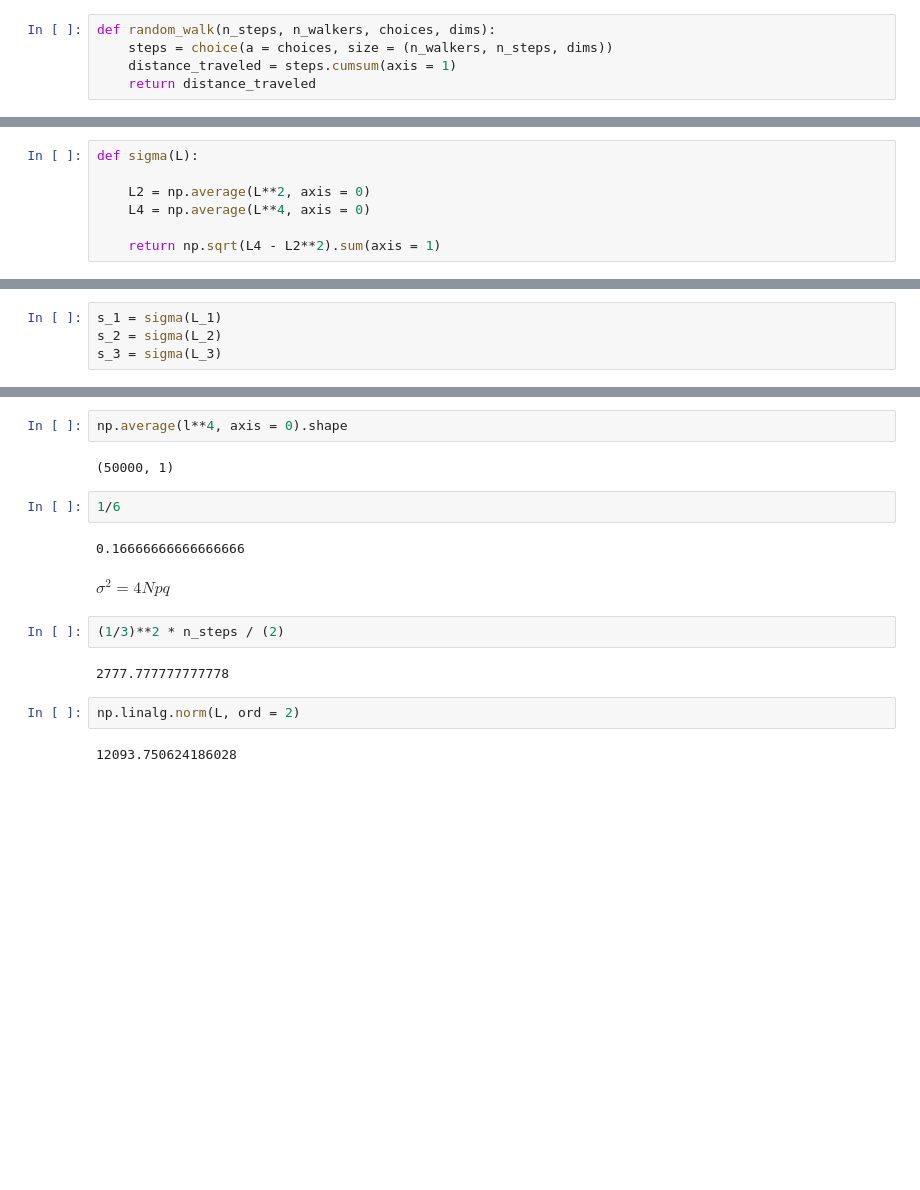
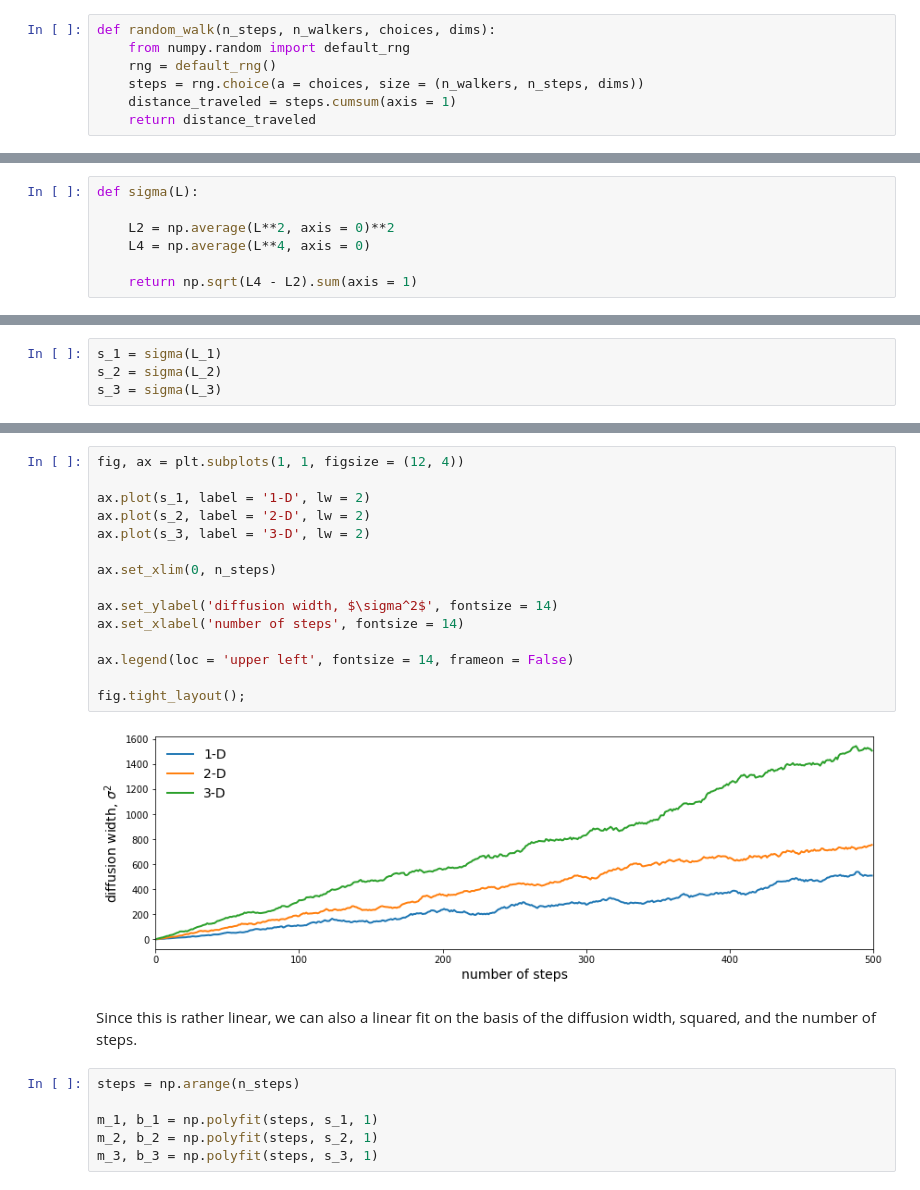
Before and after one commit to ubsuny/tensorflow-probability-k-z-m-r, a Jupyter notebook: Problem1.ipynb, the cells around one changed output, grey strips where cells are left out. Saved outputs shown, nothing was run; the diff lists cells and outputs as text; blank space fills up the shorter version.

Commit message:
done in numpy
Right now it's in numpy.  Now, to convert to tensorflow.  Fun!

```diff
--- a/Problem1.ipynb
+++ b/Problem1.ipynb
@@ -65,7 +65,9 @@ This is effectively a [Markov Chain Monte Carlo](https://www.cs.cornell.edu/selm
 Note that this can easily be generalized to higher dimensions, which we can do as a function.  However, instead of viewing each individual walk, we'll only look at the average from this point forward:
 # %%
 def random_walk(n_steps, n_walkers, choices, dims):
-    steps = choice(a = choices, size = (n_walkers, n_steps, dims))
+    from numpy.random import default_rng
+    rng = default_rng()
+    steps = rng.choice(a = choices, size = (n_walkers, n_steps, dims))
     distance_traveled = steps.cumsum(axis = 1)
     return distance_traveled
 # %% [markdown]
@@ -144,10 +146,10 @@ from the course notes.  Applying this to all dimensions, first looking at $\sigm
 # %%
 def sigma(L):
 
-    L2 = np.average(L**2, axis = 0)
+    L2 = np.average(L**2, axis = 0)**2
     L4 = np.average(L**4, axis = 0)
 
-    return np.sqrt(L4 - L2**2).sum(axis = 1)
+    return np.sqrt(L4 - L2).sum(axis = 1)
 # %%
 L_1 = random_walk(n_steps, n_walkers, choices, 1)
 L_2 = random_walk(n_steps, n_walkers, choices, 2)
@@ -200,18 +161,25 @@ array([[1.66599579e+08],
-# %%
-np.average(l**4, axis = 0).shape
-# %% [output]
-(50000, 1)
-# %%
-1/6
-# %% [output]
-0.16666666666666666
-# %% [markdown]
-$\sigma^2 = 4Npq$
-# %%
-(1/3)**2 * n_steps / (2)
-# %% [output]
-2777.777777777778
-# %%
-np.linalg.norm(L, ord = 2)
-# %% [output]
-12093.750624186028
+# %%
+fig, ax = plt.subplots(1, 1, figsize = (12, 4))
+
+ax.plot(s_1, label = '1-D', lw = 2)
+ax.plot(s_2, label = '2-D', lw = 2)
+ax.plot(s_3, label = '3-D', lw = 2)
+
+ax.set_xlim(0, n_steps)
+
+ax.set_ylabel('diffusion width, $\sigma^2$', fontsize = 14)
+ax.set_xlabel('number of steps', fontsize = 14)
+
+ax.legend(loc = 'upper left', fontsize = 14, frameon = False)
+
+fig.tight_layout();
+# %% [output]
+[figure, added]
+# %% [markdown]
+Since this is rather linear, we can also a linear fit on the basis of the diffusion width, squared, and the number of steps.
+# %%
+steps = np.arange(n_steps)
+
+m_1, b_1 = np.polyfit(steps, s_1, 1)
+m_2, b_2 = np.polyfit(steps, s_2, 1)
+m_3, b_3 = np.polyfit(steps, s_3, 1)
```
Also changed, not shown: parts of 18 cells of this notebook.
